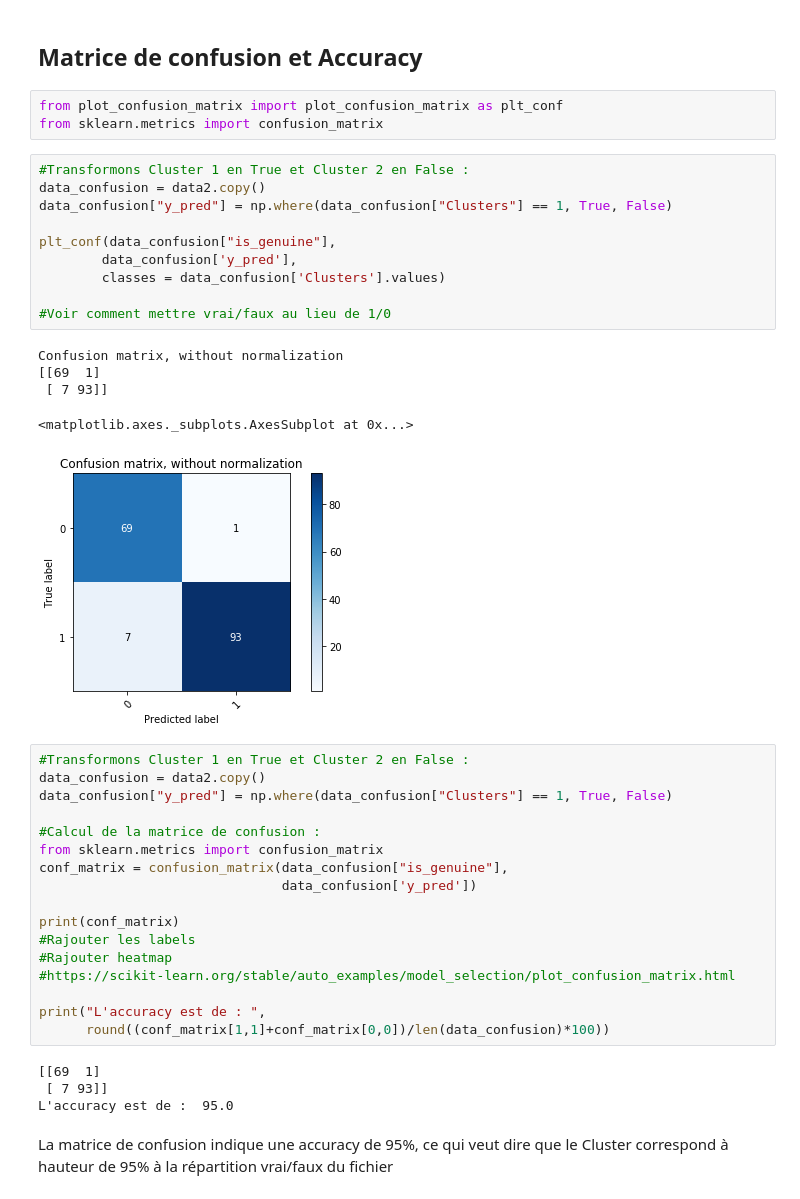
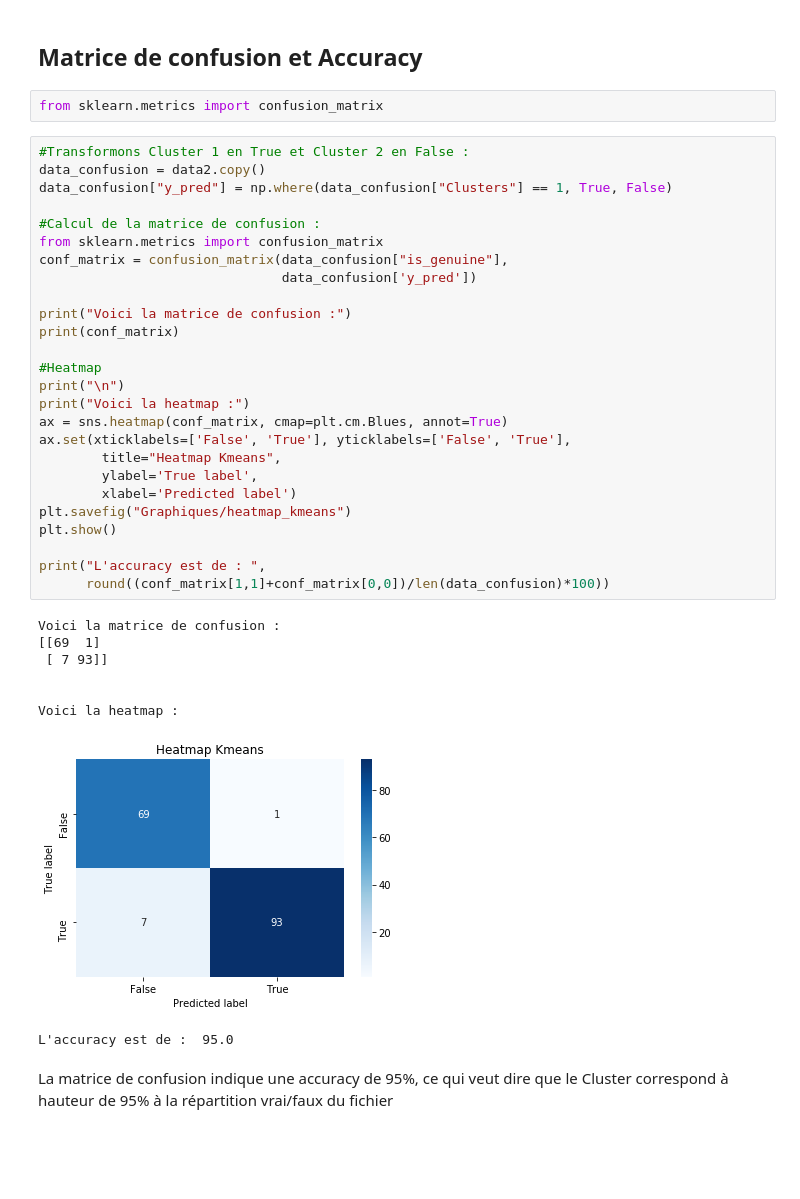
Before and after one commit to Julien-paulet/Projet_6, a Jupyter notebook: Detectez_des_faux_billets.ipynb, the cells around one changed output. Drawn from its saved outputs; the diff is of its cells as text; blank space fills up the shorter version.

Commit message:
Changements sur les matrices de confusion/ Ajout heatmap

```diff
--- a/Detectez_des_faux_billets.ipynb
+++ b/Detectez_des_faux_billets.ipynb
@@ -402,45 +402,42 @@ display_factorial_planes(X_projected, n_comp, pca, [(0,1)], illustrative_var = c
 # %% [markdown]
 ## Matrice de confusion et Accuracy
 # %%
-from plot_confusion_matrix import plot_confusion_matrix as plt_conf
 from sklearn.metrics import confusion_matrix
-# %%
-#Transformons Cluster 1 en True et Cluster 2 en False :
-data_confusion = data2.copy()
-data_confusion["y_pred"] = np.where(data_confusion["Clusters"] == 1, True, False)
-
-plt_conf(data_confusion["is_genuine"],
-        data_confusion['y_pred'],
-        classes = data_confusion['Clusters'].values)
-
-#Voir comment mettre vrai/faux au lieu de 1/0
-# %% [output]
-Confusion matrix, without normalization
-[[69  1]
- [ 7 93]]
-<matplotlib.axes._subplots.AxesSubplot at 0x...>
-[figure, removed]
 # %%
 #Transformons Cluster 1 en True et Cluster 2 en False :
 data_confusion = data2.copy()
 data_confusion["y_pred"] = np.where(data_confusion["Clusters"] == 1, True, False)
 
 #Calcul de la matrice de confusion :
 from sklearn.metrics import confusion_matrix
 conf_matrix = confusion_matrix(data_confusion["is_genuine"],
                                data_confusion['y_pred'])
 
+print("Voici la matrice de confusion :")
 print(conf_matrix)
-#Rajouter les labels
-#Rajouter heatmap
-#https://scikit-learn.org/stable/auto_examples/model_selection/plot_confusion_matrix.html
+
+#Heatmap
+print("\n")
+print("Voici la heatmap :")
+ax = sns.heatmap(conf_matrix, cmap=plt.cm.Blues, annot=True)
+ax.set(xticklabels=['False', 'True'], yticklabels=['False', 'True'],
+        title="Heatmap Kmeans",
+        ylabel='True label',
+        xlabel='Predicted label')
+plt.savefig("Graphiques/heatmap_kmeans")
+plt.show()
 
 print("L'accuracy est de : ",
       round((conf_matrix[1,1]+conf_matrix[0,0])/len(data_confusion)*100))
 # %% [output]
+Voici la matrice de confusion :
 [[69  1]
  [ 7 93]]
-L'accuracy est de :  95.0
+
+
+Voici la heatmap :
+[figure, added]
+L'accuracy est de :  95.0
 # %% [markdown]
 <p> La matrice de confusion indique une accuracy de 95%, ce qui veut dire que le Cluster correspond à hauteur de 95% à la répartition vrai/faux du fichier </p>
 # %% [markdown]
```
Also changed, not shown: parts of 4 cells of this notebook.
